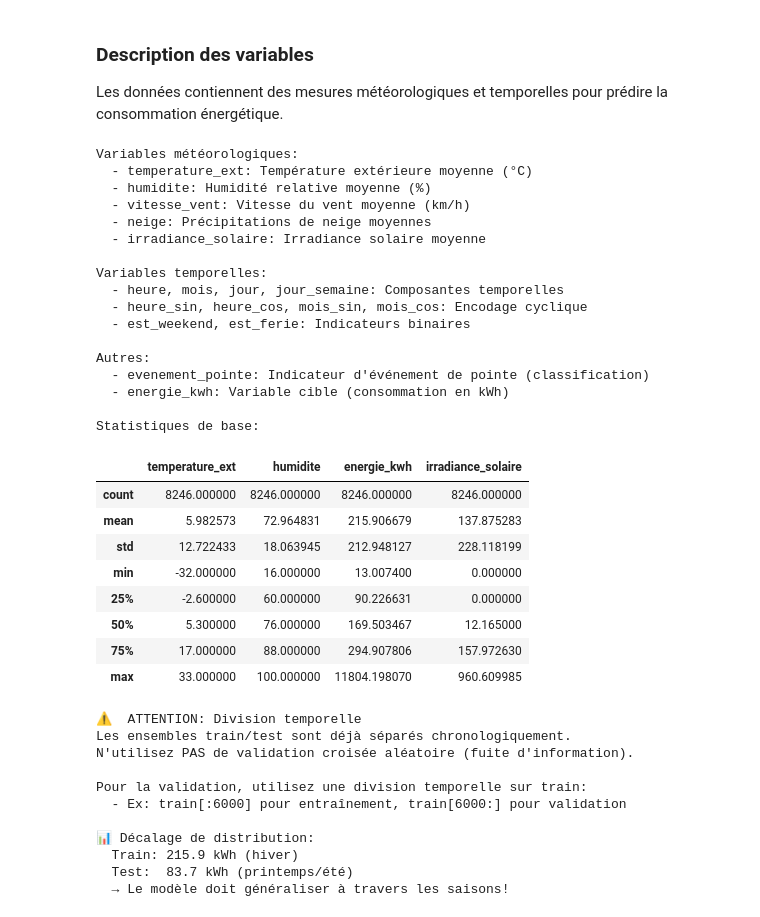
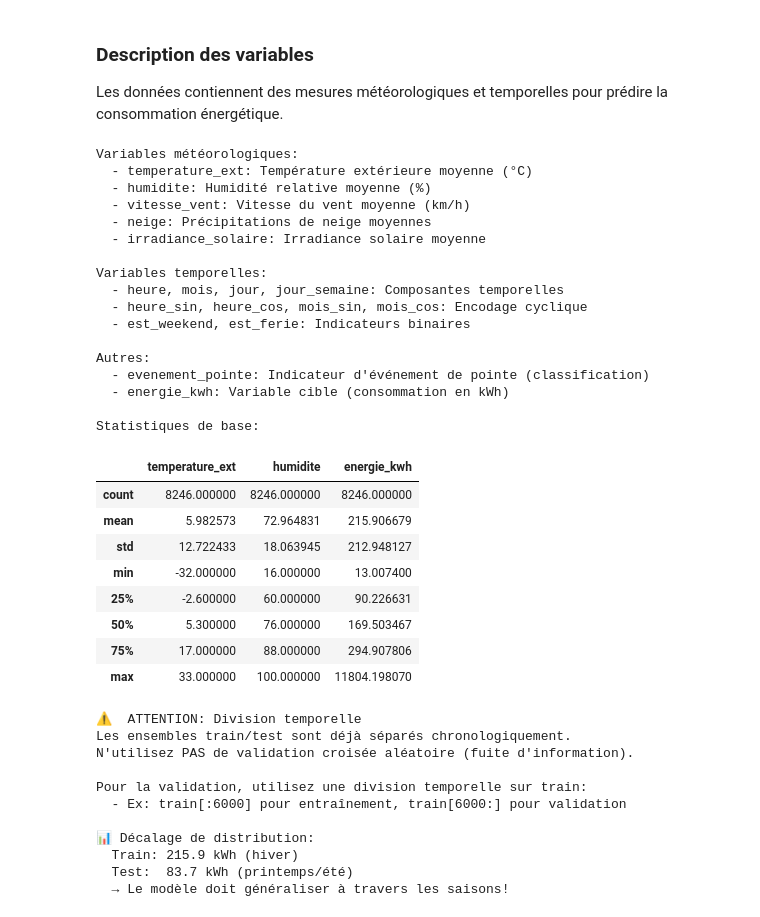
Before and after one commit to trvslhlt/ift_6390_machine_learning, a Jupyter notebook: assignments/projet_energie.ipynb, the cells around one changed output. Saved outputs shown, nothing was run; the diff lists cells and outputs as text; code cells hidden in the pictures.

```diff
--- a/assignments/projet_energie.ipynb
+++ b/assignments/projet_energie.ipynb
@@ -139,43 +139,43 @@ print("  - neige: Précipitations de neige moyennes")
 print("  - irradiance_solaire: Irradiance solaire moyenne")
 
 print("\nVariables temporelles:")
 print("  - heure, mois, jour, jour_semaine: Composantes temporelles")
 print("  - heure_sin, heure_cos, mois_sin, mois_cos: Encodage cyclique")
 print("  - est_weekend, est_ferie: Indicateurs binaires")
 
 print("\nAutres:")
 print("  - evenement_pointe: Indicateur d'événement de pointe (classification)")
 print("  - energie_kwh: Variable cible (consommation en kWh)")
 
 print(f"\nStatistiques de base:")
-train[['temperature_ext', 'humidite', 'energie_kwh', 'irradiance_solaire']].describe()
+train[['temperature_ext', 'humidite', 'energie_kwh']].describe()
 # %% [output]
 Variables météorologiques:
   - temperature_ext: Température extérieure moyenne (°C)
   - humidite: Humidité relative moyenne (%)
   - vitesse_vent: Vitesse du vent moyenne (km/h)
   - neige: Précipitations de neige moyennes
   - irradiance_solaire: Irradiance solaire moyenne
 
 Variables temporelles:
   - heure, mois, jour, jour_semaine: Composantes temporelles
   - heure_sin, heure_cos, mois_sin, mois_cos: Encodage cyclique
   - est_weekend, est_ferie: Indicateurs binaires
 
 Autres:
   - evenement_pointe: Indicateur d'événement de pointe (classification)
   - energie_kwh: Variable cible (consommation en kWh)
 
 Statistiques de base:
-|  | temperature_ext | humidite | energie_kwh | irradiance_solaire |
-| count | 8246.000000 | 8246.000000 | 8246.000000 | 8246.000000 |
-| mean | 5.982573 | 72.964831 | 215.906679 | 137.875283 |
-| std | 12.722433 | 18.063945 | 212.948127 | 228.118199 |
-| min | -32.000000 | 16.000000 | 13.007400 | 0.000000 |
-| 25% | -2.600000 | 60.000000 | 90.226631 | 0.000000 |
-| 50% | 5.300000 | 76.000000 | 169.503467 | 12.165000 |
-| 75% | 17.000000 | 88.000000 | 294.907806 | 157.972630 |
-| max | 33.000000 | 100.000000 | 11804.198070 | 960.609985 |
+|  | temperature_ext | humidite | energie_kwh |
+| count | 8246.000000 | 8246.000000 | 8246.000000 |
+| mean | 5.982573 | 72.964831 | 215.906679 |
+| std | 12.722433 | 18.063945 | 212.948127 |
+| min | -32.000000 | 16.000000 | 13.007400 |
+| 25% | -2.600000 | 60.000000 | 90.226631 |
+| 50% | 5.300000 | 76.000000 | 169.503467 |
+| 75% | 17.000000 | 88.000000 | 294.907806 |
+| max | 33.000000 | 100.000000 | 11804.198070 |
 # %%
 # IMPORTANT: Division temporelle déjà effectuée
 # Les données de test couvrent la période à partir du 1er février 2024
```
Also changed, not shown: parts of 18 cells of this notebook.
